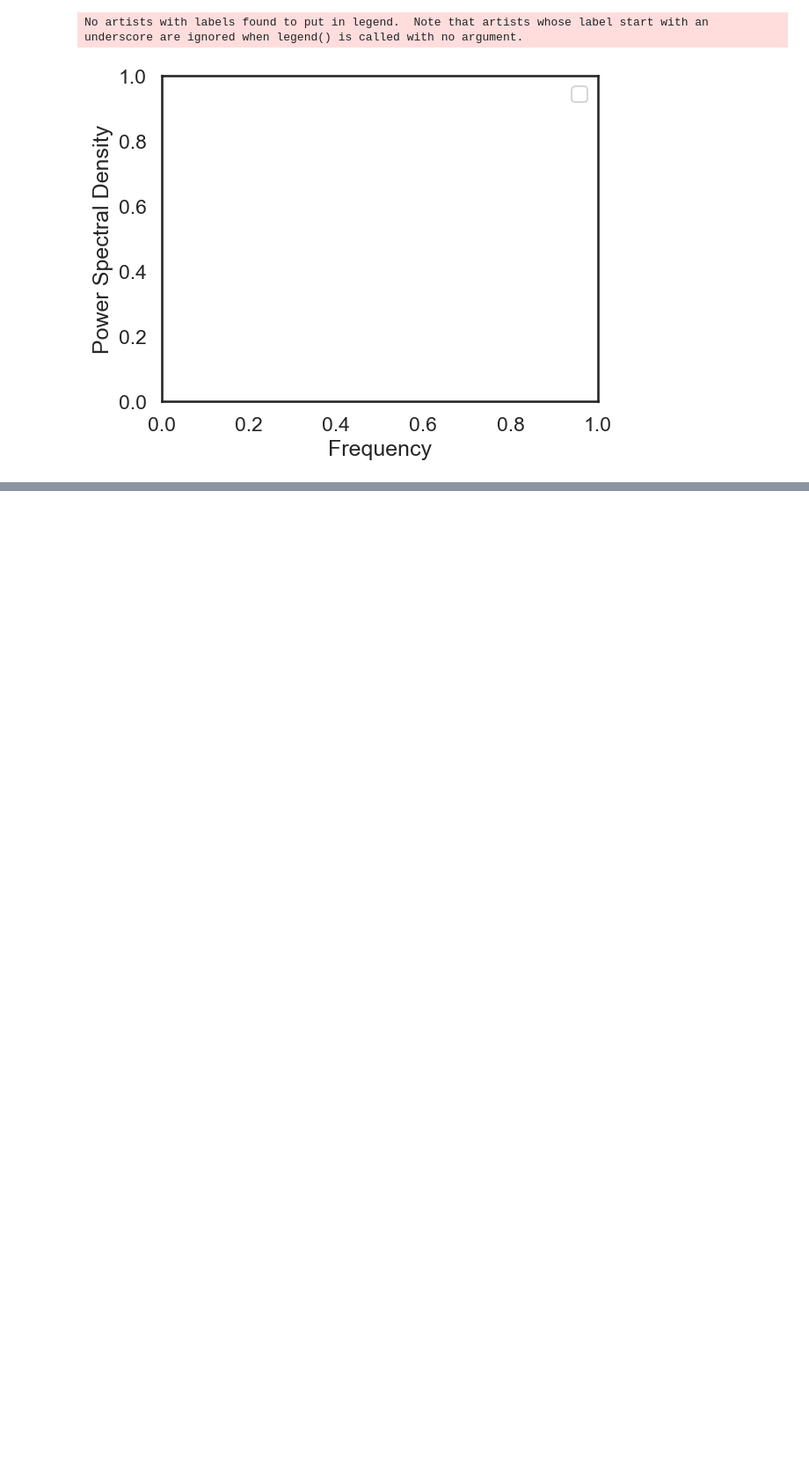
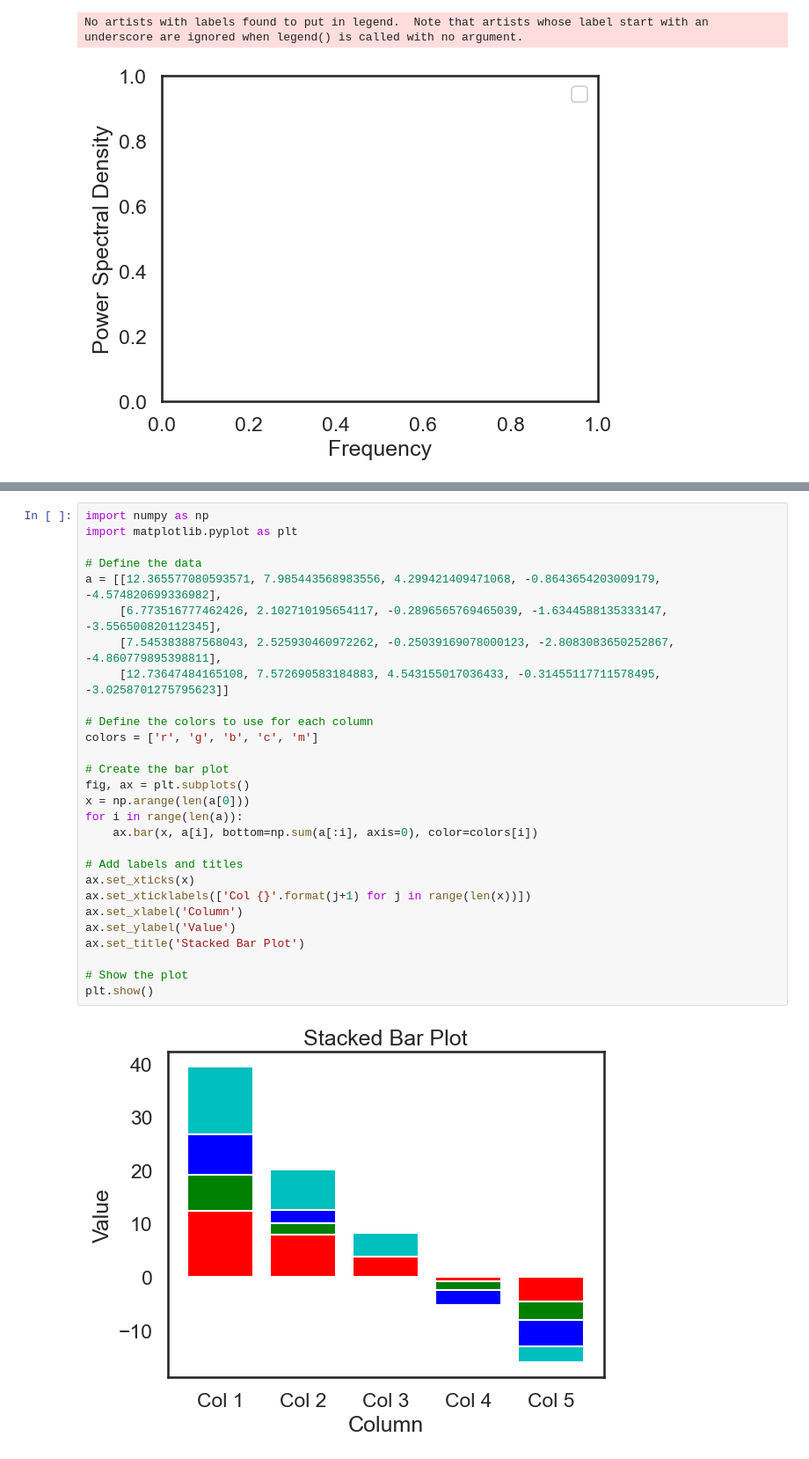
Before and after one commit to mp2419/eeg-notebooks, a Jupyter notebook: FYP/audio_visualoddball/load_n_spectrum.ipynb, the cells around one changed output, grey strips where cells are left out. Shown at 88% size. Saved outputs shown, nothing was run; the diff lists cells and outputs as text; blank space fills up the shorter version.

Commit message:
data manipulation

```diff
--- a/FYP/audio_visualoddball/load_n_spectrum.ipynb
+++ b/FYP/audio_visualoddball/load_n_spectrum.ipynb
@@ -260,0 +382,30 @@ plt.show()
+# %%
+import numpy as np
+import matplotlib.pyplot as plt
+
+# Define the data
+a = [[12.365577080593571, 7.985443568983556, 4.299421409471068, -0.8643654203009179, -4.574820699336982],
+     [6.773516777462426, 2.102710195654117, -0.2896565769465039, -1.6344588135333147, -3.556500820112345],
+     [7.545383887568043, 2.525930460972262, -0.25039169078000123, -2.8083083650252867, -4.860779895398811],
+     [12.73647484165108, 7.572690583184883, 4.543155017036433, -0.31455117711578495, -3.0258701275795623]]
+
+# Define the colors to use for each column
+colors = ['r', 'g', 'b', 'c', 'm']
+
+# Create the bar plot
+fig, ax = plt.subplots()
+x = np.arange(len(a[0]))
+for i in range(len(a)):
+    ax.bar(x, a[i], bottom=np.sum(a[:i], axis=0), color=colors[i])
+
+# Add labels and titles
+ax.set_xticks(x)
+ax.set_xticklabels(['Col {}'.format(j+1) for j in range(len(x))])
+ax.set_xlabel('Column')
+ax.set_ylabel('Value')
+ax.set_title('Stacked Bar Plot')
+
+# Show the plot
+plt.show()
+# %% [output]
+[figure, added]
```
Also changed, not shown: parts of 6 cells of this notebook, 3 other files.
